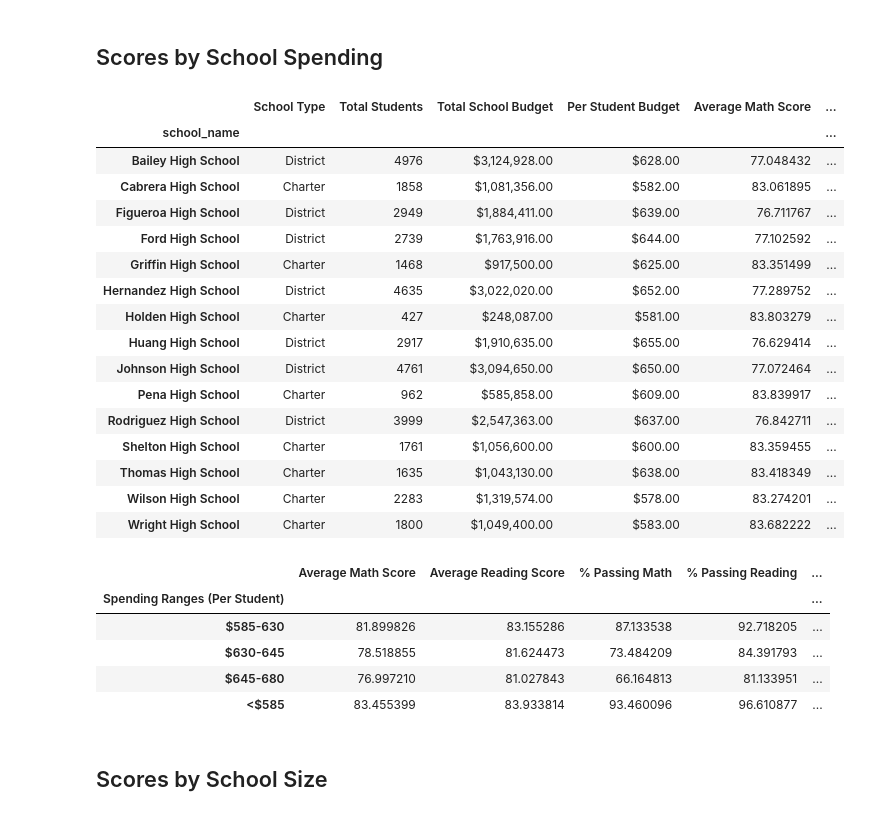
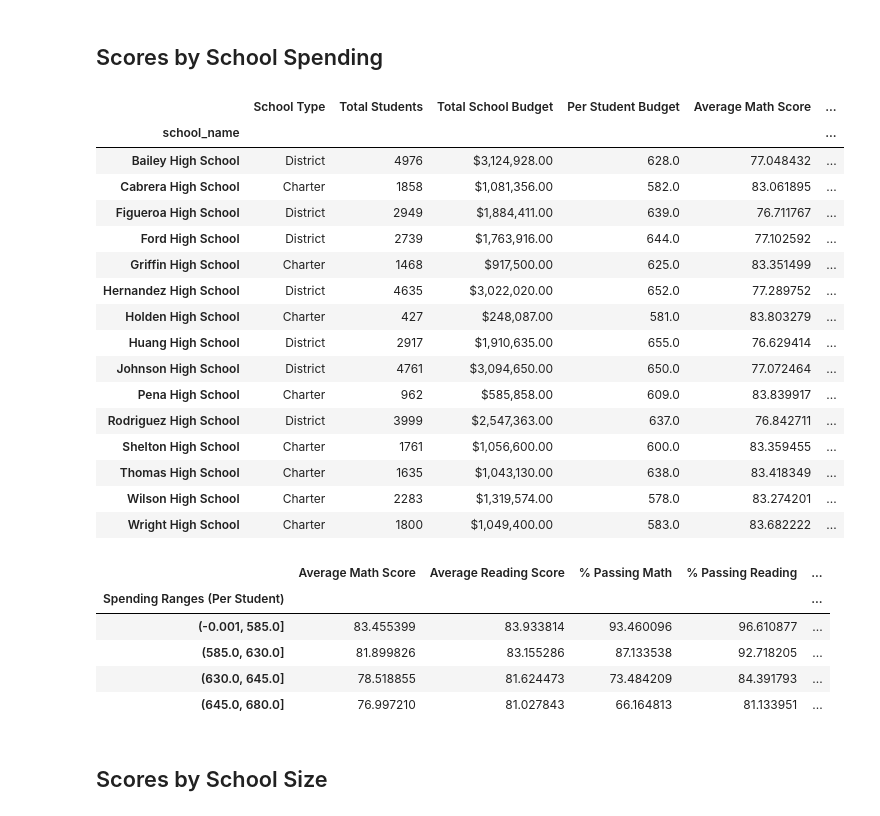
Before and after one commit to paola4280/Pandas-Challenge, a Jupyter notebook: PyCitySchools/PyCitySchools_starter.ipynb, the cells around one changed output. Cells and saved outputs as stored; diff of their text form; code cells hidden in the pictures.

```diff
--- a/PyCitySchools/PyCitySchools_starter.ipynb
+++ b/PyCitySchools/PyCitySchools_starter.ipynb
@@ -159,4 +221,5 @@ school_students_passing_math =
 # %%
 # Calculate the number of students per school with reading scores of 70 or higher from school_data_complete
-students_passing_reading =
-school_students_passing_reading =
+students_passing_reading = school_data_complete[school_data_complete["reading_score"] >= 70]
+school_students_passing_reading = students_passing_reading.groupby("school_name").size()
+school_students_passing_reading
@@ -172,15 +253,25 @@ per_school_passing_math = school_students_passing_math / per_school_counts * 100
 per_school_passing_reading = school_students_passing_reading / per_school_counts * 100
 overall_passing_rate = school_students_passing_math_and_reading / per_school_counts * 100
 # %%
-# Create a DataFrame called `per_school_summary` with columns for the calculations above.
-per_school_summary =
+# Create a DataFrame called `per_school_summary` with columns for the calculations above
+per_school_summary = pd.DataFrame({
+    "School Type": school_types,
+    "Total Students": per_school_counts,
+    "Total School Budget": per_school_budget,
+    "Per Student Budget": per_school_capita,
+    "Average Math Score": per_school_math,
+    "Average Reading Score": per_school_reading,
+    "% Passing Math": per_school_passing_math,
+    "% Passing Reading": per_school_passing_reading,
+    "% Overall Passing": overall_passing_rate
+})
 
-# Formatting
-per_school_summary["Total School Budget"] = per_school_summary["Total School Budget"].map("${:,.2f}".format)
-per_school_summary["Per Student Budget"] = per_school_summary["Per Student Budget"].map("${:,.2f}".format)
+# Formatting Total School Budget and Per Student Budget columns
+per_school_summary["Total School Budget"] = per_school_summary["Total School Budget"].apply(lambda x: "${:,.2f}".format(x))
+per_school_summary["Per Student Budget"] = per_school_summary["Per Student Budget"].apply(lambda x: "${:,.2f}".format(x))
 
 # Display the DataFrame
-per_school_summary
+per_school_summary.head()
 # %% [output]
 |  | School Type | Total Students | Total School Budget | Per Student Budget | Average Math Score | ... |
 | school_name |  |  |  |  |  | ... |
@@ -317,9 +402,13 @@ labels = ["<$585", "$585-630", "$630-645", "$645-680"]
 # %%
 # Create a copy of the school summary for later aggregations
 school_spending_df = per_school_summary.copy()
+#Added this line of code to remore symbols due to persisting error since "labels" have symbols.
+school_spending_df["Per Student Budget"] = school_spending_df["Per Student Budget"].replace(
+    {'\$': '', ',': ''}, regex=True).astype(float)
 # %%
 # Use `pd.cut` on the per_school_capita Series from earlier to categorize per student spending based on the bins.
-school_spending_df["Spending Ranges (Per Student)"] =
+school_spending_df["Spending Ranges (Per Student)"] = pd.cut(school_spending_df["Per Student Budget"], spending_bins,
+                                                      labels,include_lowest = True)
 
 # Convert Spending Ranges (Per Student) to a string
 school_spending_df["Spending Ranges (Per Student)"] = school_spending_df["Spending Ranges (Per Student)"].astype(str)
@@ -327,21 +416,21 @@ school_spending_df
 # %% [output]
 |  | School Type | Total Students | Total School Budget | Per Student Budget | Average Math Score | ... |
 | school_name |  |  |  |  |  | ... |
-| Bailey High School | District | 4976 | $3,124,928.00 | $628.00 | 77.048432 | ... |
-| Cabrera High School | Charter | 1858 | $1,081,356.00 | $582.00 | 83.061895 | ... |
-| Figueroa High School | District | 2949 | $1,884,411.00 | $639.00 | 76.711767 | ... |
-| Ford High School | District | 2739 | $1,763,916.00 | $644.00 | 77.102592 | ... |
-| Griffin High School | Charter | 1468 | $917,500.00 | $625.00 | 83.351499 | ... |
-| Hernandez High School | District | 4635 | $3,022,020.00 | $652.00 | 77.289752 | ... |
-| Holden High School | Charter | 427 | $248,087.00 | $581.00 | 83.803279 | ... |
-| Huang High School | District | 2917 | $1,910,635.00 | $655.00 | 76.629414 | ... |
-| Johnson High School | District | 4761 | $3,094,650.00 | $650.00 | 77.072464 | ... |
-| Pena High School | Charter | 962 | $585,858.00 | $609.00 | 83.839917 | ... |
-| Rodriguez High School | District | 3999 | $2,547,363.00 | $637.00 | 76.842711 | ... |
-| Shelton High School | Charter | 1761 | $1,056,600.00 | $600.00 | 83.359455 | ... |
-| Thomas High School | Charter | 1635 | $1,043,130.00 | $638.00 | 83.418349 | ... |
-| Wilson High School | Charter | 2283 | $1,319,574.00 | $578.00 | 83.274201 | ... |
-| Wright High School | Charter | 1800 | $1,049,400.00 | $583.00 | 83.682222 | ... |
+| Bailey High School | District | 4976 | $3,124,928.00 | 628.0 | 77.048432 | ... |
+| Cabrera High School | Charter | 1858 | $1,081,356.00 | 582.0 | 83.061895 | ... |
+| Figueroa High School | District | 2949 | $1,884,411.00 | 639.0 | 76.711767 | ... |
+| Ford High School | District | 2739 | $1,763,916.00 | 644.0 | 77.102592 | ... |
+| Griffin High School | Charter | 1468 | $917,500.00 | 625.0 | 83.351499 | ... |
+| Hernandez High School | District | 4635 | $3,022,020.00 | 652.0 | 77.289752 | ... |
+| Holden High School | Charter | 427 | $248,087.00 | 581.0 | 83.803279 | ... |
+| Huang High School | District | 2917 | $1,910,635.00 | 655.0 | 76.629414 | ... |
+| Johnson High School | District | 4761 | $3,094,650.00 | 650.0 | 77.072464 | ... |
+| Pena High School | Charter | 962 | $585,858.00 | 609.0 | 83.839917 | ... |
+| Rodriguez High School | District | 3999 | $2,547,363.00 | 637.0 | 76.842711 | ... |
+| Shelton High School | Charter | 1761 | $1,056,600.00 | 600.0 | 83.359455 | ... |
+| Thomas High School | Charter | 1635 | $1,043,130.00 | 638.0 | 83.418349 | ... |
+| Wilson High School | Charter | 2283 | $1,319,574.00 | 578.0 | 83.274201 | ... |
+| Wright High School | Charter | 1800 | $1,049,400.00 | 583.0 | 83.682222 | ... |
 # %%
 #  Calculate averages for the desired columns.
 spending_math_scores = school_spending_df.groupby(["Spending Ranges (Per Student)"])["Average Math Score"].mean()
@@ -351,17 +440,23 @@ spending_passing_reading = school_spending_df.groupby(["Spending Ranges (Per Stu
 overall_passing_spending = school_spending_df.groupby(["Spending Ranges (Per Student)"])["% Overall Passing"].mean()
 # %%
 # Assemble into DataFrame
-spending_summary =
+spending_summary = pd.DataFrame({
+    "Average Math Score": spending_math_scores,
+    "Average Reading Score": spending_reading_scores,
+    "% Passing Math": spending_passing_math,
+    "% Passing Reading": spending_passing_reading,
+    "% Overall Passing": overall_passing_spending
+})
 
 # Display results
 spending_summary
 # %% [output]
 |  | Average Math Score | Average Reading Score | % Passing Math | % Passing Reading | ... |
 | Spending Ranges (Per Student) |  |  |  |  | ... |
-| $585-630 | 81.899826 | 83.155286 | 87.133538 | 92.718205 | ... |
-| $630-645 | 78.518855 | 81.624473 | 73.484209 | 84.391793 | ... |
-| $645-680 | 76.997210 | 81.027843 | 66.164813 | 81.133951 | ... |
-| <$585 | 83.455399 | 83.933814 | 93.460096 | 96.610877 | ... |
+| (-0.001, 585.0] | 83.455399 | 83.933814 | 93.460096 | 96.610877 | ... |
+| (585.0, 630.0] | 81.899826 | 83.155286 | 87.133538 | 92.718205 | ... |
+| (630.0, 645.0] | 78.518855 | 81.624473 | 73.484209 | 84.391793 | ... |
+| (645.0, 680.0] | 76.997210 | 81.027843 | 66.164813 | 81.133951 | ... |
 # %% [markdown]
 ## Scores by School Size
 # %%
```
Also changed, not shown: parts of 14 cells of this notebook.
